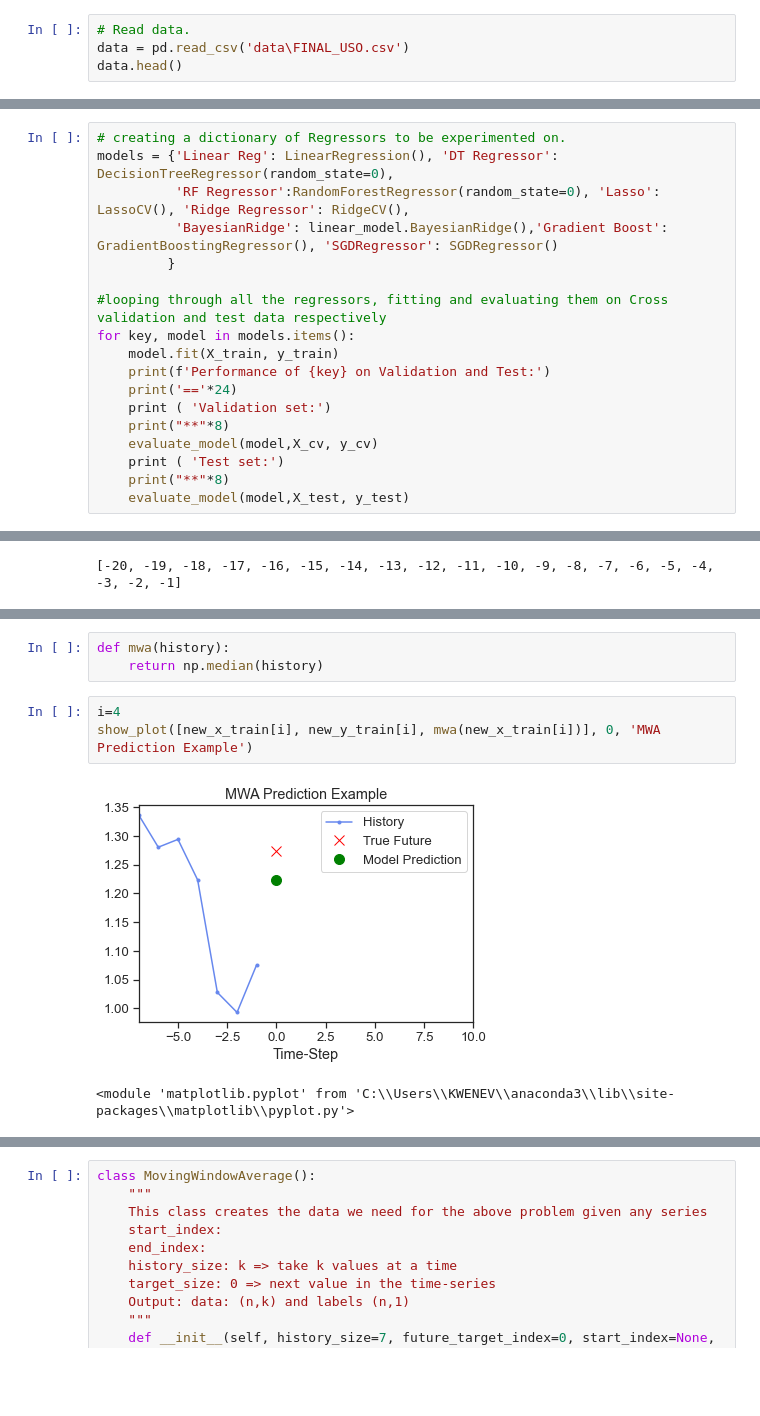
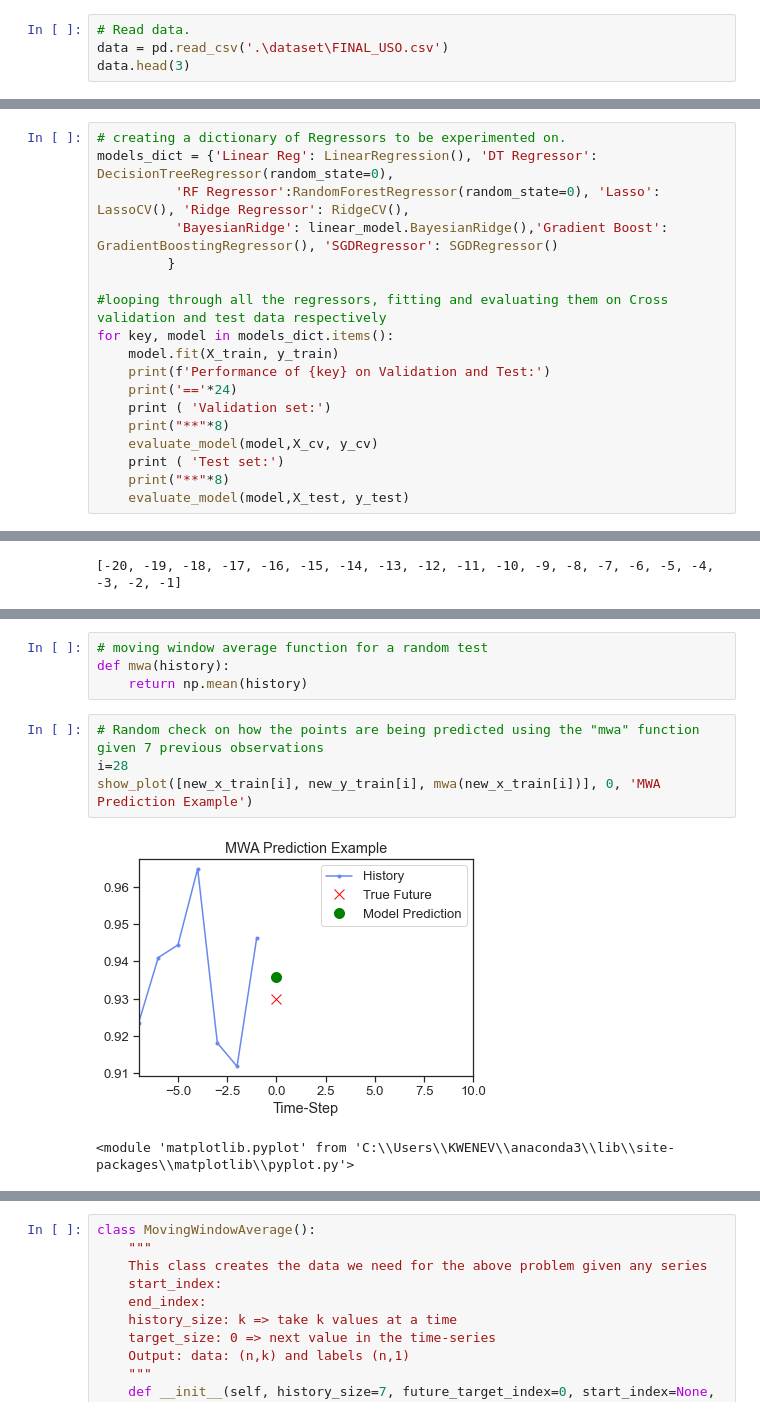
Before and after one commit to Hamoye-Summer22-TeamSQL-Premier-Project/Gold-Rates-Prediction, a Jupyter notebook: Gold-price-by-Team-sql.ipynb, the cells around one changed output, grey strips where cells are left out. Saved outputs shown, nothing was run; the diff lists cells and outputs as text; blank space fills up the shorter version.

```diff
--- a/Gold-price-by-Team-sql.ipynb
+++ b/Gold-price-by-Team-sql.ipynb
@@ -92,8 +92,8 @@ sns.set(context="notebook", palette="coolwarm", style = 'ticks', font_scale = 1.
 ### Assesing Data
 # %%
 # Read data.
-data = pd.read_csv('data\FINAL_USO.csv')
-data.head()
+data = pd.read_csv('.\dataset\FINAL_USO.csv')
+data.head(3)
 # %% [output]
 |  | Date | Open | High | Low | Close | Adj Close | Volume | SP_open | SP_high | SP_low | ... | ... |
 | 0 | 2011-12-15 | 154.740005 | 154.949997 | 151.710007 | 152.330002 | 152.330002 | 21521900 | 123.029999 | 123.199997 | 121.989998 | ... | ... |
@@ -652,13 +647,13 @@ def evaluate_model(model, x, y):
 ### Modeling with Different Regressors
 # %%
 # creating a dictionary of Regressors to be experimented on.
-models = {'Linear Reg': LinearRegression(), 'DT Regressor': DecisionTreeRegressor(random_state=0),
+models_dict = {'Linear Reg': LinearRegression(), 'DT Regressor': DecisionTreeRegressor(random_state=0),
           'RF Regressor':RandomForestRegressor(random_state=0), 'Lasso': LassoCV(), 'Ridge Regressor': RidgeCV(),
           'BayesianRidge': linear_model.BayesianRidge(),'Gradient Boost': GradientBoostingRegressor(), 'SGDRegressor': SGDRegressor()
          }
 
 #looping through all the regressors, fitting and evaluating them on Cross validation and test data respectively
-for key, model in models.items():
+for key, model in models_dict.items():
     model.fit(X_train, y_train)
     print(f'Performance of {key} on Validation and Test:')
     print('=='*24)
@@ -977,12 +972,14 @@ show_plot([new_x_train[20], new_y_train[20]], 0, 'Sample')
 [figure]
 <module 'matplotlib.pyplot' from 'C:\\Users\\KWENEV\\anaconda3\\lib\\site-packages\\matplotlib\\pyplot.py'>
 # %%
+# moving window average function for a random test
 def mwa(history):
-    return np.median(history)
+    return np.mean(history)
 # %%
-i=4
+# Random check on how the points are being predicted using the "mwa" function given 7 previous observations
+i=28
 show_plot([new_x_train[i], new_y_train[i], mwa(new_x_train[i])], 0, 'MWA Prediction Example')
 # %% [output]
-[figure, old version]
+[figure, new version]
 <module 'matplotlib.pyplot' from 'C:\\Users\\KWENEV\\anaconda3\\lib\\site-packages\\matplotlib\\pyplot.py'>
 # %% [markdown]
```
Also changed, not shown: parts of 26 cells of this notebook.
